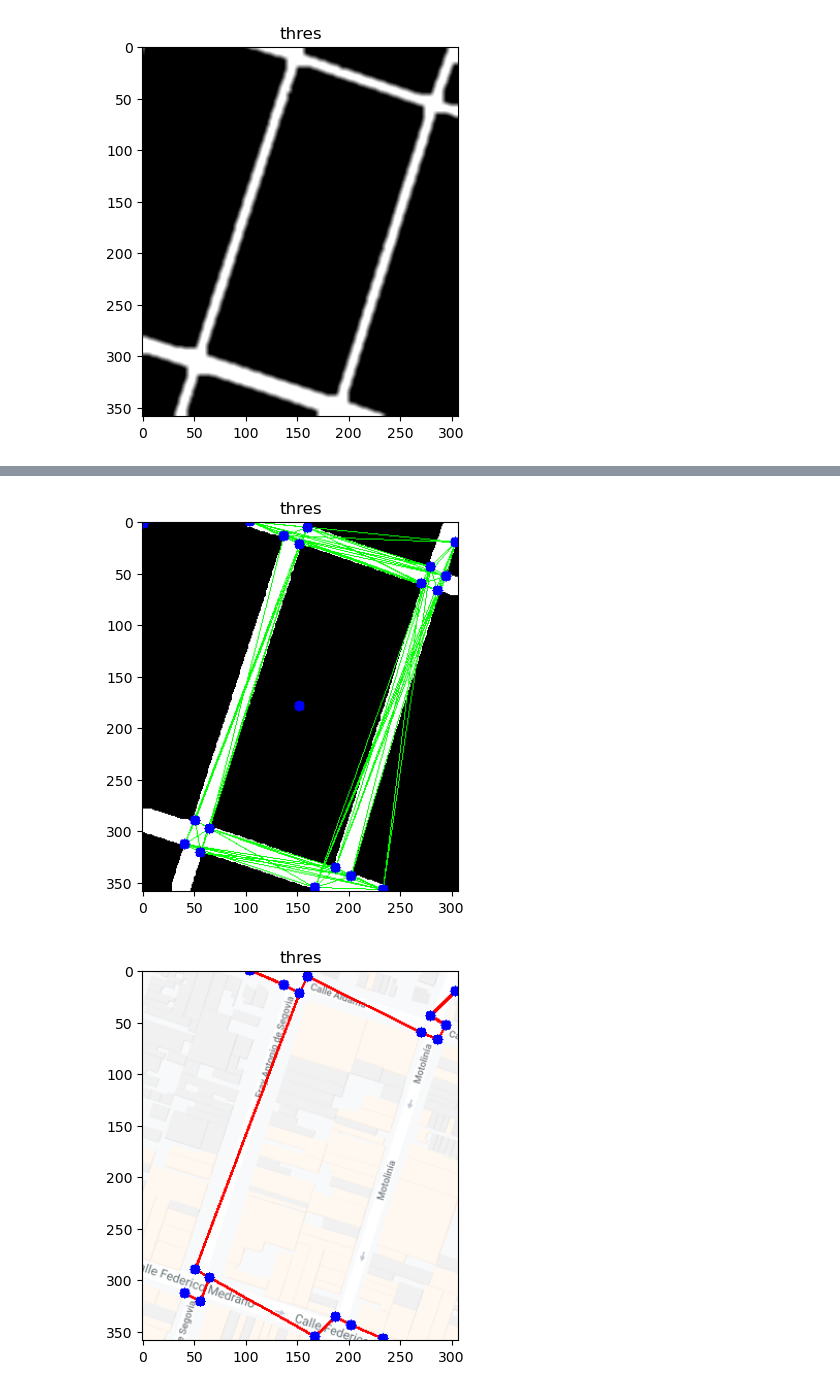
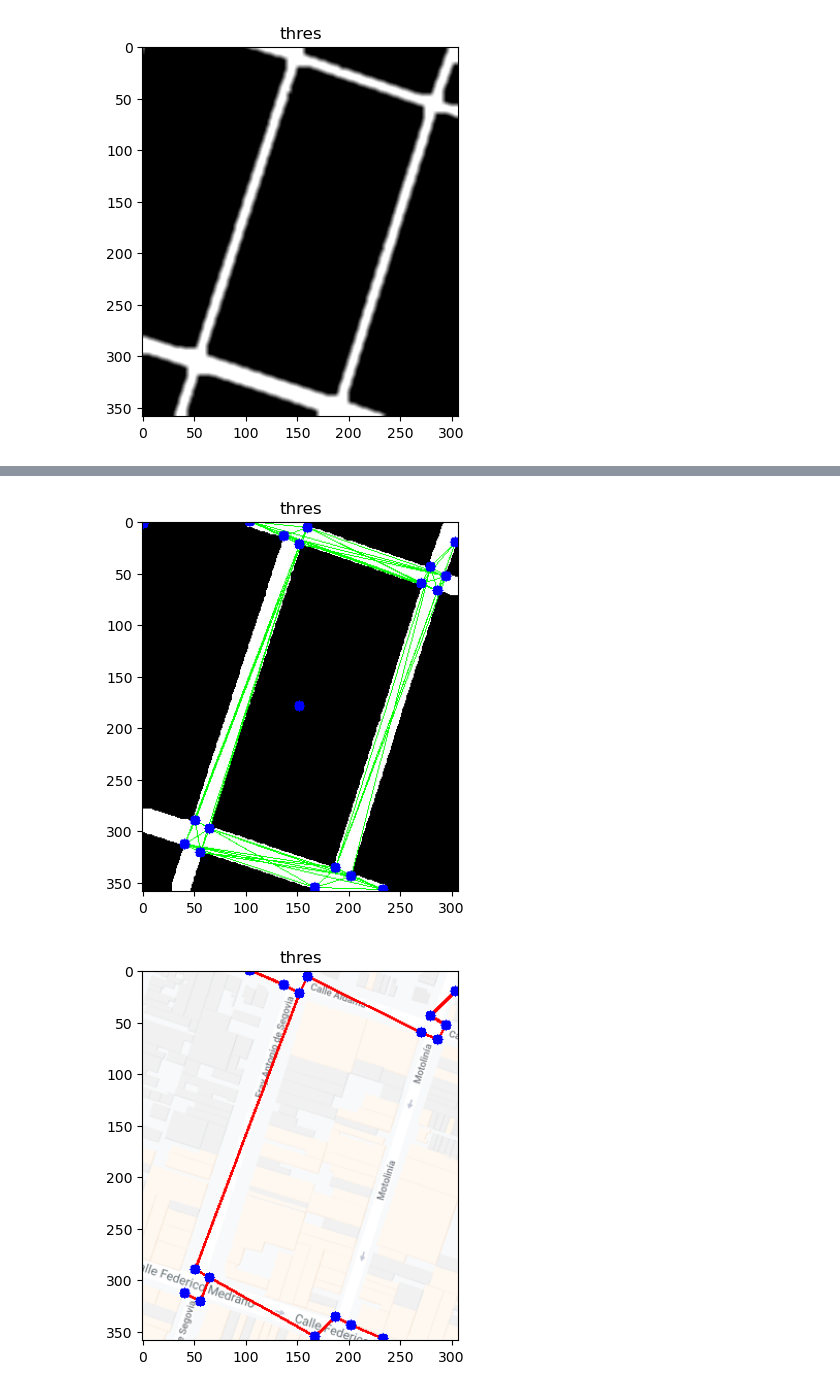
Before and after one commit to christian-munoz-rdz/ssp_de_algoritmia, a Jupyter notebook: Tareas/tarea09_algoritmo_prim/main.ipynb, the cells around one changed output, grey strips where cells are left out. Cells and saved outputs as stored; diff of their text form; code cells hidden in the pictures.

```diff
--- a/Tareas/tarea09_algoritmo_prim/main.ipynb
+++ b/Tareas/tarea09_algoritmo_prim/main.ipynb
@@ -52,46 +68,16 @@ for h in range(len(aux1)):
     for k in range(h,len(aux2)):
         j=aux2[k]
         if not (i==j).all():
-            x = np.linspace(i[0], j[0], 20).astype(int)
-            y = np.linspace(i[1], j[1], 20).astype(int)
-            m = th2[y,x,:]
-            if np.mean(m)>250:
-                print("Forma 2:",i,j)
+            x = np.linspace(i[0], j[0], 100).astype(int)
+            y = np.linspace(i[1], j[1], 100).astype(int)
+            midPoints = th2[y,x,:]
+            if np.mean(midPoints)>250:
                 distancia = int(sqrt((i[0] - j[0])**2 + (i[1] - j[1])**2))
                 aristas.append((i,j,distancia))
                 if not isInTheList(i,verticesConectados):
                     verticesConectados.append(i)
                 if not isInTheList(j,verticesConectados):
                     verticesConectados.append(j)
-            #x = int((i[0] + j[0])/2)
-            #y = int((i[1] + j[1])/2)
-
-            #x1 = int((i[0] + x)/2)
-            #y1 = int((i[1] + y)/2)
-            #x2 = int((i[0] + x1)/2)
-            #y2 = int((i[1] + y1)/2)
-
-            #x3 = int((j[0] + x2)/2)
-            #y3 = int((j[1] + y2)/2)
-            #x4 = int((j[0] + x3)/2)
-            #y4 = int((j[1] + y3)/2)
-            #Pixeles
-            #m = th2[y][x]
-            #m1 = th2[y1][x1]
-            #m2 = th2[y2][x2]
-            #m3 = th2[y3][x3]
-            #m4 = th2[y4][x4]
-            #Condición si son blancos
-            if((m[0]>250 and m[1]>250 and m[2]>250) and (m1[0]>250 and m1[1]>250 and m1[2]>250) and (m2[0]>250 and m2[1]>250 and m3[2]>250) and (m3[0]>250 and m3[1]>250 and m3[2]>250) and (m4[0]>250 and m4[1]>250 and m4[2]>250)):
-                print("Forma 2:",i,j)
-                distancia = int(sqrt((i[0] - j[0])**2 + (i[1] - j[1])**2))
-                aristas.append((i,j,distancia))
-                if not isInTheList(i,verticesConectados):
-                    verticesConectados.append(i)
-                if not isInTheList(j,verticesConectados):
-                    verticesConectados.append(j)
-                #aqui deberian sacar los puntos de intermedios y verificar si i y j estan conectados
-                    #si estan conectados calcular el costo (la distancia en pixeles entre ellos usan teorema de pitagoras papá) y agregarlos al grafo
 
 for arista in aristas:
     cv2.line(th2, tuple(arista[0]), tuple(arista[1]), (0,255,0), 1)
@@ -113,21 +99,6 @@ for arista in aristas:
     grafo[tuple(arista[0])][tuple(arista[1])] = arista[2]
     grafo[tuple(arista[1])][tuple(arista[0])] = arista[2]
 
-def prim(grafo):
-    visitados = []
-    arbol = []
-    visitados.append(list(grafo.keys())[0])
-    while len(visitados) < len(grafo):
-        menor = 1000000
-        for i in visitados:
-            for j in grafo[i]:
-                if j not in visitados and grafo[i][j] < menor:
-                    menor = grafo[i][j]
-                    nodo1 = i
-                    nodo2 = j
-        visitados.append(nodo2)
-        arbol.append((nodo1, nodo2))
-    return arbol
 arbol = prim(grafo)
 for arista in arbol:
     cv2.line(mapa, tuple(arista[0]), tuple(arista[1]), (0,0,255), 2)
@@ -160,3 +131,3 @@ plt.show()
 Forma 2: [167 355] [233 357]
-[figure, old version]
+[figure, new version]
 [figure]
```
Also changed, not shown: parts of 3 cells of this notebook.
